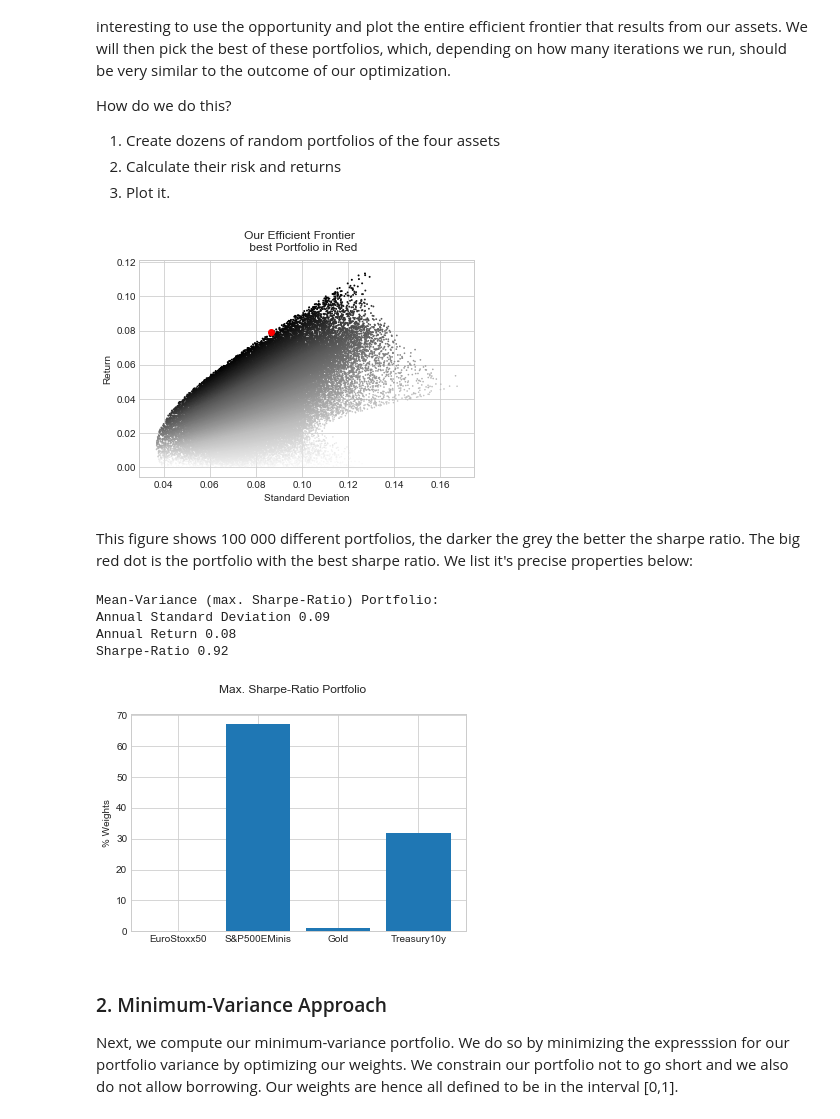
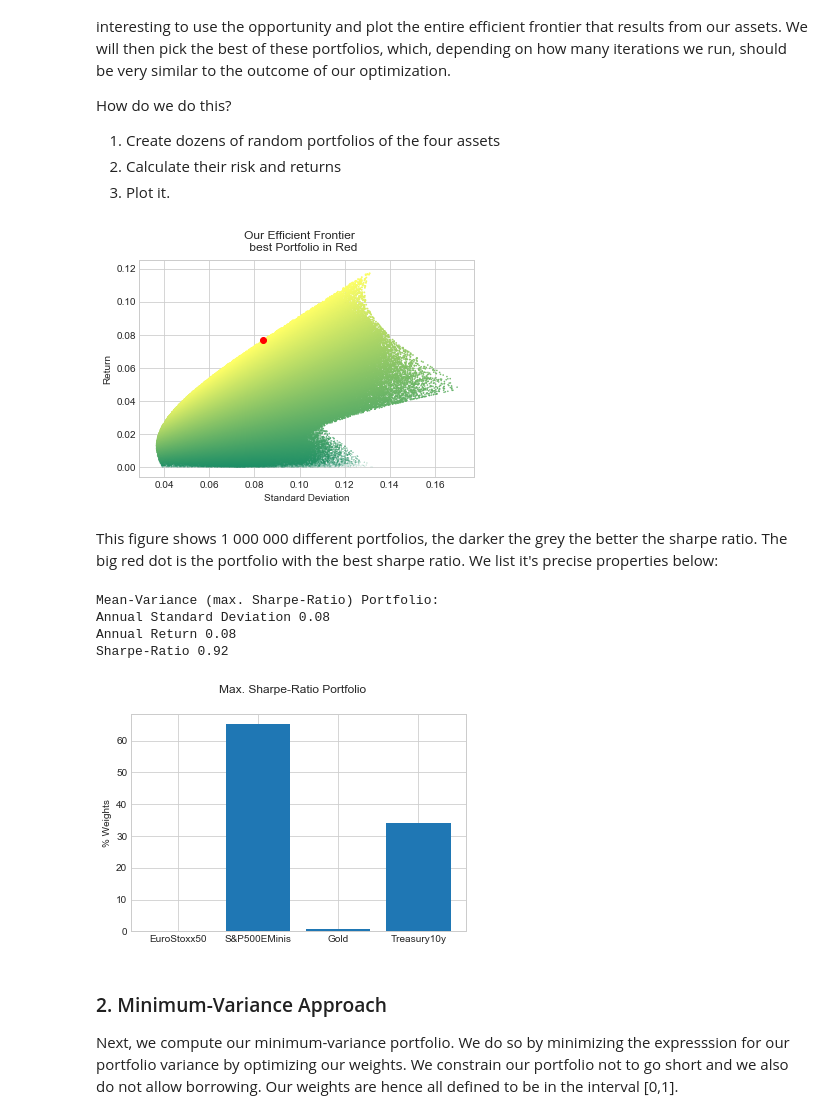
Before and after one commit to jan-felix/SLOG, a Jupyter notebook: SLOG2020_02_No1/SLOG2020_02_07.ipynb, the cells around one changed output. Cells and saved outputs as stored; diff of their text form; code cells hidden in the pictures.

```diff
--- a/SLOG2020_02_No1/SLOG2020_02_07.ipynb
+++ b/SLOG2020_02_No1/SLOG2020_02_07.ipynb
@@ -202,28 +202,29 @@ How do we do this?
 # %%
 #Random portfolio weights:
 random.seed(1994)
-n = 100000
+n = 1000000
 efficient_frontier_df = efficient_frontier(n = n, var_mat = var_covar, returns = mean_returns)
 
 #efficient_frontier_df
 text = round(efficient_frontier_df["Sharpe"].max(),2)
 fig, ax = plt.subplots()
 fig.suptitle('Our Efficient Frontier \n best Portfolio in Red')
 ax.scatter(
     x = efficient_frontier_df["Port_Std"],
     y = efficient_frontier_df["Port_Ret"],
     s = efficient_frontier_df["Sharpe"],
-    c = efficient_frontier_df["Sharpe"])
+    c = efficient_frontier_df["Sharpe"],
+    cmap = plt.cm.get_cmap("summer"))
 ax.scatter(
     x = efficient_frontier_df["Port_Std"].tail(1),
     y = efficient_frontier_df["Port_Ret"].tail(1),
     c = "red");
 ax.set(ylabel='Return')
 ax.set(xlabel='Standard Deviation');
 # %% [output]
-[figure, old version]
+[figure, new version]
 # %% [markdown]
-This figure shows 100 000 different portfolios, the darker the grey the better the sharpe ratio. The big red dot is the portfolio with the best sharpe ratio. We list it's precise properties below:
+This figure shows 1 000 000 different portfolios, the darker the grey the better the sharpe ratio. The big red dot is the portfolio with the best sharpe ratio. We list it's precise properties below:
 # %%
 max_sr_weights = np.squeeze(np.array(efficient_frontier_df.tail(1).iloc[:,0:4]))
 std_dev_max_sr = (port_var(max_sr_weights,var_covar))**0.5
@@ -243,10 +244,10 @@ axs.set(ylabel='% Weights')
 plt.xticks(y_pos, names);
 # %% [output]
 Mean-Variance (max. Sharpe-Ratio) Portfolio:
-Annual Standard Deviation 0.09
+Annual Standard Deviation 0.08
 Annual Return 0.08
 Sharpe-Ratio 0.92
-[figure, old version]
+[figure, new version]
 # %% [markdown]
 ### 2. Minimum-Variance Approach
 
```
Also changed, not shown: parts of 2 cells of this notebook.
